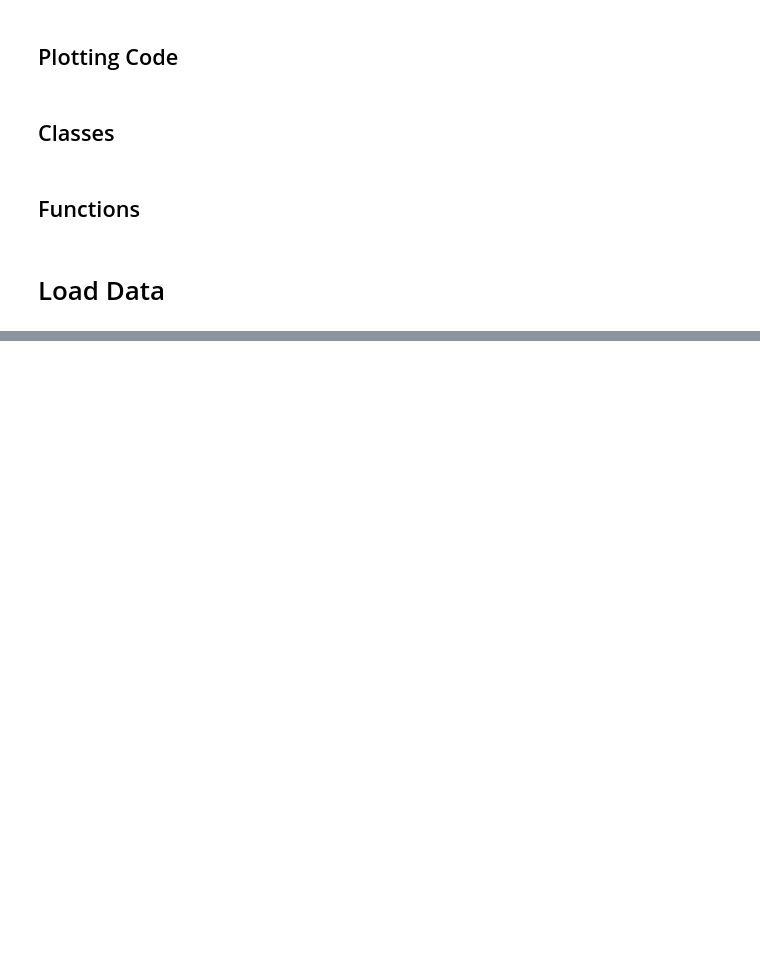
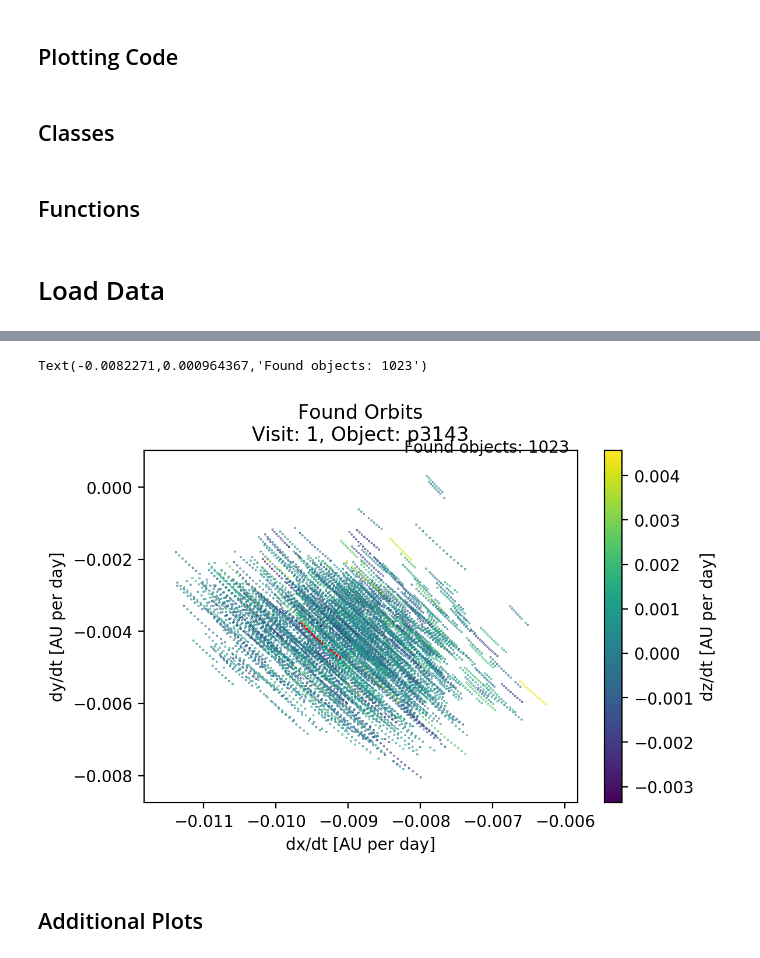
Before and after one commit to moeyensj/thor, a Jupyter notebook: notebooks/dev_msst.ipynb, the cells around one changed output, grey strips where cells are left out. Drawn from its saved outputs; the diff is of its cells as text; code cells hidden in the pictures; blank space fills up the shorter version.

```diff
--- a/notebooks/dev_msst.ipynb
+++ b/notebooks/dev_msst.ipynb
@@ -420,0 +227,18 @@ pd.DataFrame(columns=["test"])
+# %%
+fig, ax = plotScatterContour(found_obs,
+                                 columnMapping["obj_dx/dt_au_p_day"],
+                                 columnMapping["obj_dy/dt_au_p_day"],
+                                 columnMapping["obj_dz/dt_au_p_day"],
+                                 countLevels=4,
+                                 xLabel="dx/dt [AU per day]",
+                                 yLabel="dy/dt [AU per day]",
+                                 zLabel="dz/dt [AU per day]")
+
+ax.scatter(*obs[[columnMapping["obj_dx/dt_au_p_day"], columnMapping["obj_dy/dt_au_p_day"]]].values.T, c="r", s=1, marker="+")
+ax.set_title("Found Orbits\nVisit: {}, Object: {}".format(visitId, avg_obj))
+ax.text(ax.get_xlim()[-1] - 0.40 * (ax.get_xlim()[1] - ax.get_xlim()[0]), ax.get_ylim()[1] - 0.05 * ax.get_ylim()[1], "Found objects: {}".format(len(missed)))
+# %% [output]
+Text(-0.0082271,0.000964367,'Found objects: 1023')
+[figure, added]
+# %% [markdown]
+## Additional Plots
```
Also changed, not shown: parts of 44 cells of this notebook.
